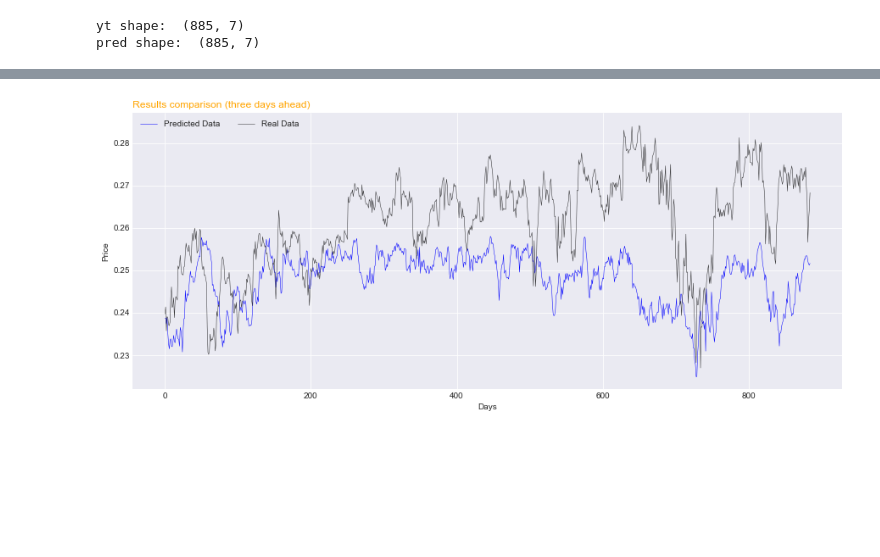
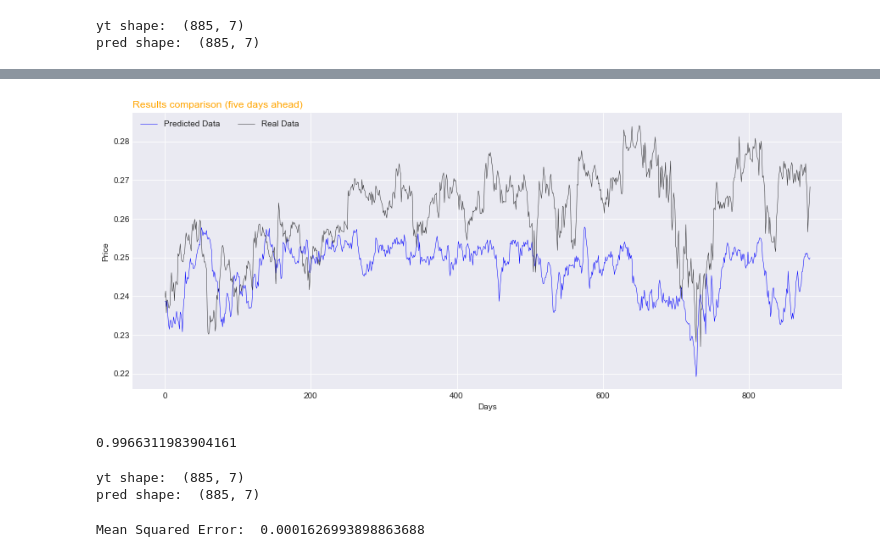
Before and after one commit to saul91isern/sp500, a Jupyter notebook: sp500.ipynb, the cells around one changed output, grey strips where cells are left out. Cells and saved outputs as stored; diff of their text form; code cells hidden in the pictures; blank space fills up the shorter version.

Commit message:
feat: new trained models

```diff
--- a/sp500.ipynb
+++ b/sp500.ipynb
@@ -313,4 +321,25 @@ plot_results_against_true_data(pred[:,2], yt[:,2], title="Results comparison (th
 # %%
-plot_results_against_true_data(pred[:,6], yt[:,6], title="Results comparison (three days ahead)")
+plot_results_against_true_data(pred[:,6], yt[:,6], title="Results comparison (five days ahead)")
 # %% [output]
-[figure, old version]
+[figure, new version]
+# %%
+X = np.reshape(x_train, (3633, 24 * 21))
+y = y_train
+reg = neighbors.KNeighborsRegressor(n_neighbors=35).fit(X, y)
+print(reg.score(X, y))
+# %% [output]
+0.9966311983904161
+# %%
+Xt = np.reshape(x_test, (885, 24 * 21))
+yt = y_test
+pred = reg.predict(Xt)
+print("yt shape: ", yt.shape)
+print("pred shape: ", pred.shape)
+# %% [output]
+yt shape:  (885, 7)
+pred shape:  (885, 7)
+# %%
+mse = metrics.mean_squared_error(yt, pred)
+print("Mean Squared Error: ", mse)
+# %% [output]
+Mean Squared Error:  0.0001626993898863688
```
Also changed, not shown: parts of 19 cells of this notebook.
